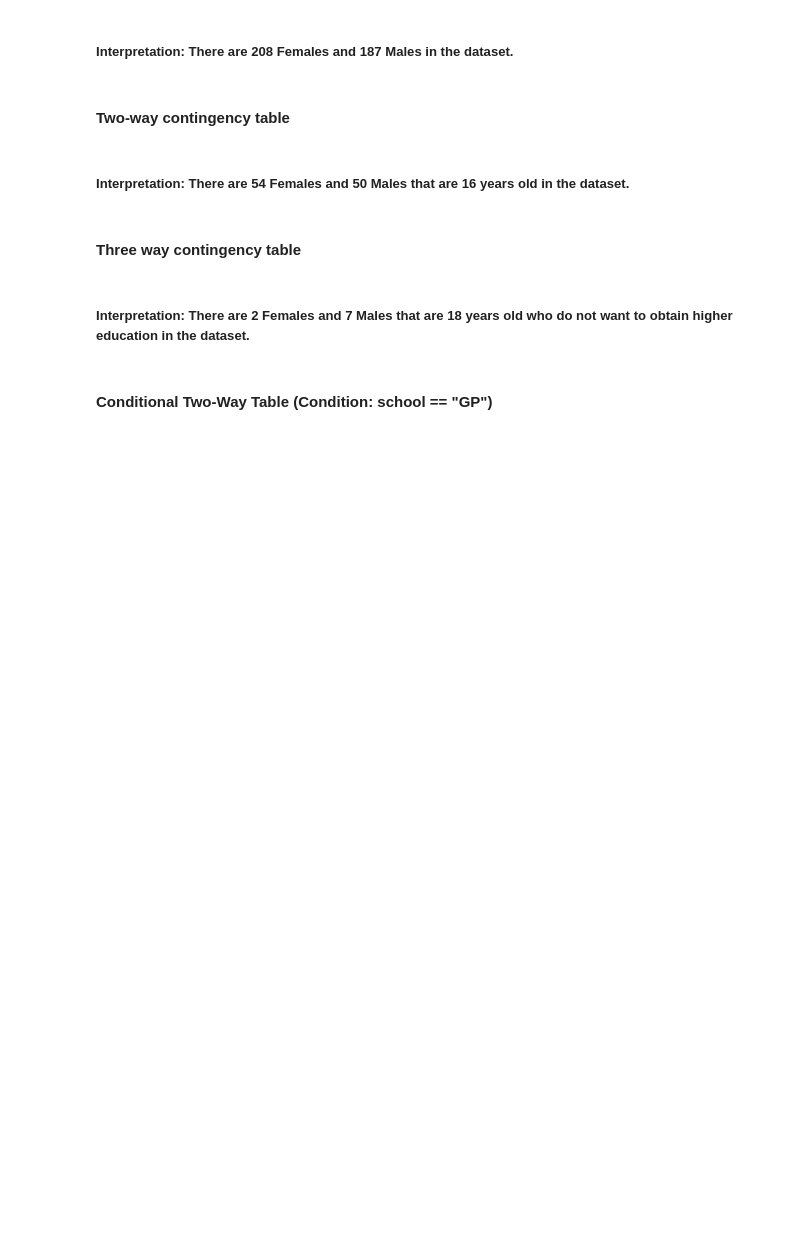
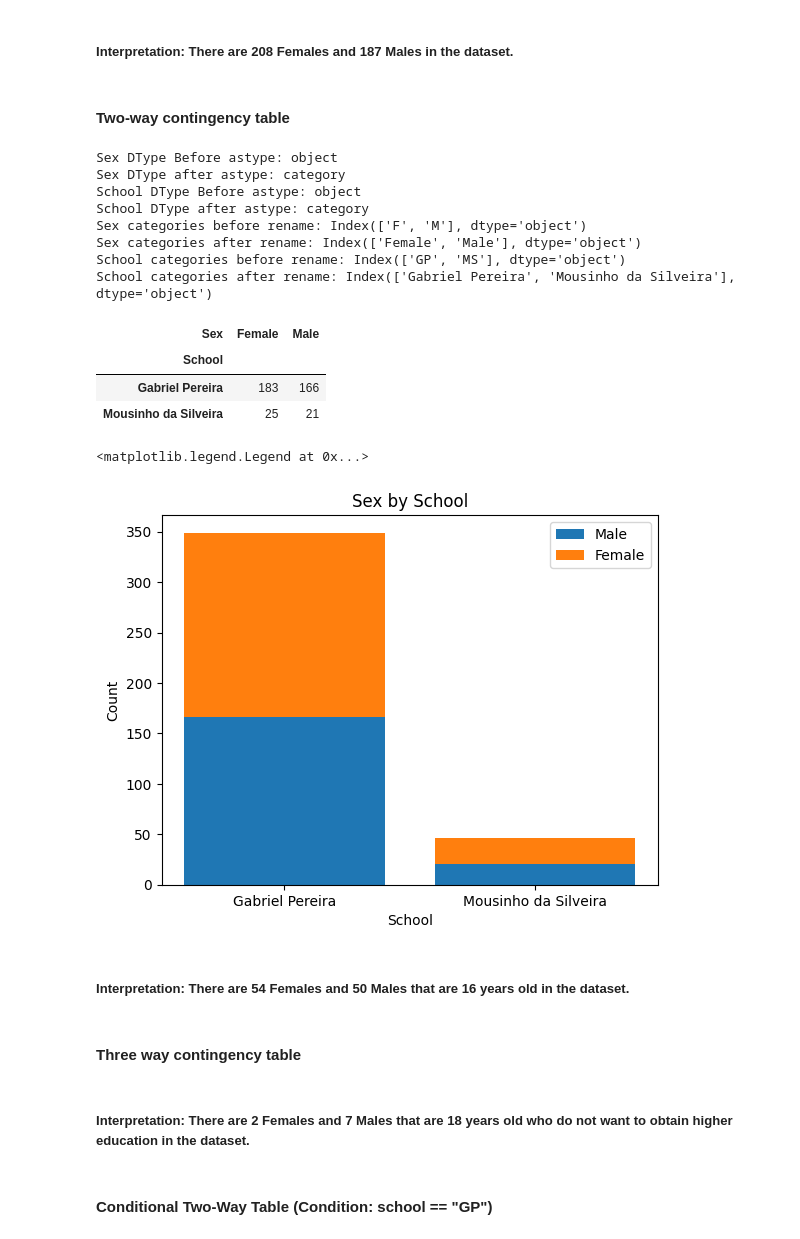
Before and after one commit to pressleydavid/hw4, a Jupyter notebook: HW4_Scratch.ipynb, the cells around one changed output. Drawn from its saved outputs; the diff is of its cells as text; code cells hidden in the pictures; blank space fills up the shorter version.

```diff
--- a/HW4_Scratch.ipynb
+++ b/HW4_Scratch.ipynb
@@ -70,6 +120,71 @@ display(pd.crosstab(index=student_data.sex, columns="count", margins=True))
 # Two way contingency table
 print("Two-way table")
 display(pd.crosstab(student_data.age, student_data.sex, margins=True, rownames=["Age"], colnames=["Sex"]))
+# %%
+import pandas as pd
+import matplotlib.pyplot as plt
+
+# Reload the student_data DataFrame to ensure it's in the correct state
+url = "https://www4.stat.ncsu.edu/~online/datasets/StudentData.txt"
+student_data = pd.read_csv(url, delimiter=';')
+
+print(f"Sex DType Before astype: {student_data.sex.dtype}")
+student_data["sex"] = student_data["sex"].astype("category")
+print(f"Sex DType after astype: {student_data.sex.dtype}")
+
+print(f"School DType Before astype: {student_data.school.dtype}")
+student_data["school"] = student_data["school"].astype("category")
+print(f"School DType after astype: {student_data.school.dtype}")
+
+print(f"Sex categories before rename: {student_data.sex.cat.categories}")
+student_data["sex"] = student_data["sex"].cat.rename_categories({"F":"Female", "M":"Male"})
+print(f"Sex categories after rename: {student_data.sex.cat.categories}")
+
+print(f"School categories before rename: {student_data.school.cat.categories}")
+student_data["school"] = student_data["school"].cat.rename_categories({"GP":"Gabriel Pereira", "MS":"Mousinho da Silveira"})
+print(f"School categories after rename: {student_data.school.cat.categories}")
+
+# Correcting the crosstab creation by removing the 'margin' argument
+# Use the student_data DataFrame directly, which now has correctly typed and renamed columns.
+stacked_school_table = pd.crosstab(student_data.school, student_data.sex, rownames=["School"], colnames=["Sex"])
+
+display(stacked_school_table)
+
+#get rows for Female
+stacked_school_table.loc[:, "Female"]
+stacked_school_table.loc[:, "Male"]
+
+#plot stacked bar graph
+plt.bar(
+    x = student_data.school.cat.categories,
+    height = stacked_school_table.loc[:,"Male"],
+    label = "Male"
+)
+plt.bar(
+    x = student_data.school.cat.categories,
+    height = stacked_school_table.loc[:,"Female"],
+    bottom = stacked_school_table.loc[:,"Male"],
+    label = "Female"
+)
+plt.title("Sex by School")
+plt.xlabel("School")
+plt.ylabel("Count")
+plt.legend(loc = 0)
+# %% [output]
+Sex DType Before astype: object
+Sex DType after astype: category
+School DType Before astype: object
+School DType after astype: category
+Sex categories before rename: Index(['F', 'M'], dtype='object')
+Sex categories after rename: Index(['Female', 'Male'], dtype='object')
+School categories before rename: Index(['GP', 'MS'], dtype='object')
+School categories after rename: Index(['Gabriel Pereira', 'Mousinho da Silveira'], dtype='object')
+| Sex | Female | Male |
+| School |  |  |
+| Gabriel Pereira | 183 | 166 |
+| Mousinho da Silveira | 25 | 21 |
+<matplotlib.legend.Legend at 0x...>
+[figure, added]
 # %% [markdown]
 ##### Interpretation: There are 54 Females and 50 Males that are 16 years old in the dataset.
 # %% [markdown]
```
Also changed, not shown: parts of 3 cells of this notebook.
